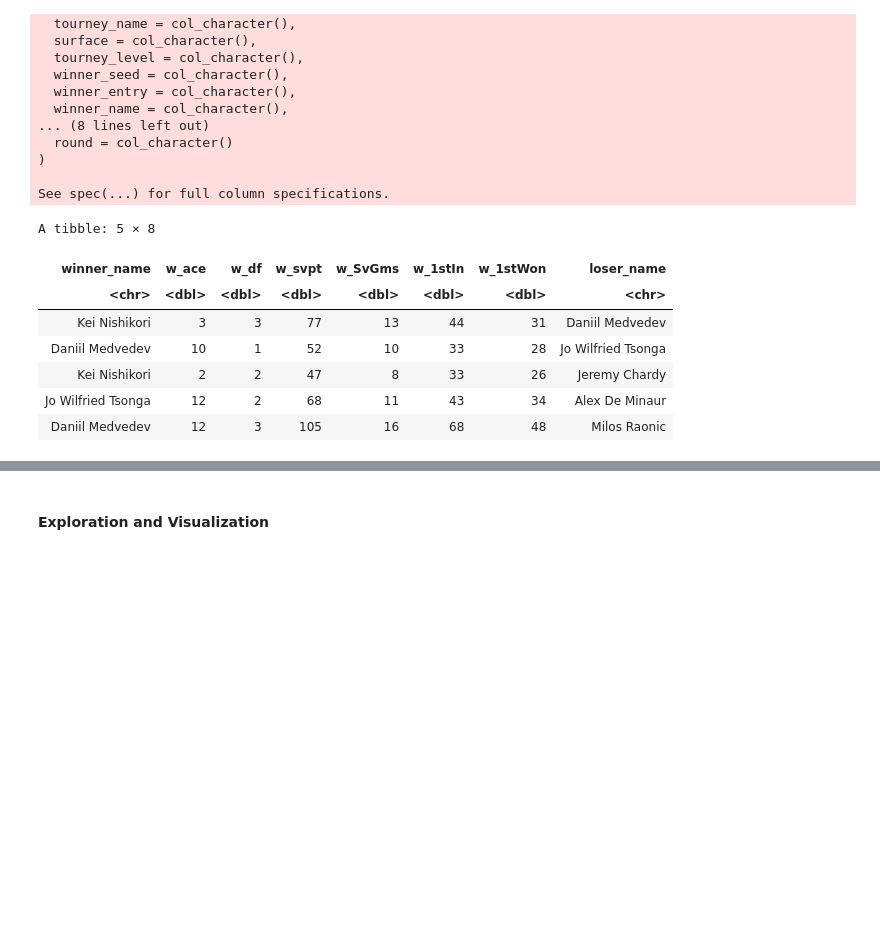
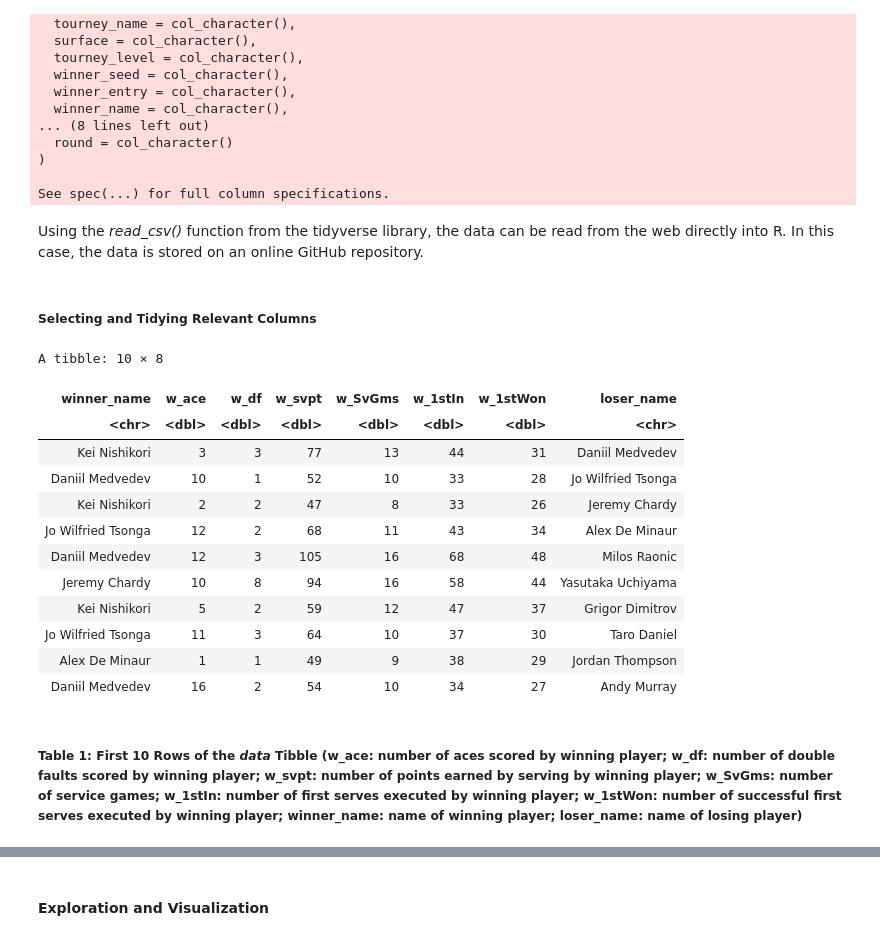
Before and after one commit to kimtanpalanca/dsci_group_15, a Jupyter notebook: group_project_report.ipynb, the cells around one changed output, grey strips where cells are left out. Drawn from its saved outputs; the diff is of its cells as text; code cells hidden in the pictures; blank space fills up the shorter version.

```diff
--- a/group_project_report.ipynb
+++ b/group_project_report.ipynb
@@ -57,33 +57,45 @@ cols(
 )
 
 See spec(...) for full column specifications.
+# %% [markdown]
+Using the _read_csv()_ function from the tidyverse library, the data can be read from the web directly into R. In this case, the data is stored on an online GitHub repository.
+# %% [markdown]
+##### Selecting and Tidying Relevant Columns
 # %%
 data <- data%>%
     select(winner_name,
            w_ace,
            w_df,
            w_svpt,
            w_SvGms,
            w_1stIn,
            w_1stWon,
            loser_name)%>%
 #the columns relevant to our analysis are selected using this select() function
     filter(!is.na(winner_name),
+           !is.na(loser_name),
            !is.na(w_ace),
            !is.na(w_df),
            !is.na(w_svpt),
            !is.na(w_SvGms),
            !is.na(w_1stIn),
            !is.na(w_1stWon))
 #the !is.na() argument in the filter() function eliminates NA values in the relevant columns
 
-head(data, 5)
+head(data, 10)
 # %% [output]
-A tibble: 5 × 8
+A tibble: 10 × 8
 | winner_name | w_ace | w_df | w_svpt | w_SvGms | w_1stIn | w_1stWon | loser_name |
 | <chr> | <dbl> | <dbl> | <dbl> | <dbl> | <dbl> | <dbl> | <chr> |
 | Kei Nishikori | 3 | 3 | 77 | 13 | 44 | 31 | Daniil Medvedev |
 | Daniil Medvedev | 10 | 1 | 52 | 10 | 33 | 28 | Jo Wilfried Tsonga |
 | Kei Nishikori | 2 | 2 | 47 | 8 | 33 | 26 | Jeremy Chardy |
 | Jo Wilfried Tsonga | 12 | 2 | 68 | 11 | 43 | 34 | Alex De Minaur |
 | Daniil Medvedev | 12 | 3 | 105 | 16 | 68 | 48 | Milos Raonic |
+| Jeremy Chardy | 10 | 8 | 94 | 16 | 58 | 44 | Yasutaka Uchiyama |
+| Kei Nishikori | 5 | 2 | 59 | 12 | 47 | 37 | Grigor Dimitrov |
+| Jo Wilfried Tsonga | 11 | 3 | 64 | 10 | 37 | 30 | Taro Daniel |
+| Alex De Minaur | 1 | 1 | 49 | 9 | 38 | 29 | Jordan Thompson |
+| Daniil Medvedev | 16 | 2 | 54 | 10 | 34 | 27 | Andy Murray |
+# %% [markdown]
+##### Table 1: First 10 Rows of the _data_ Tibble (w_ace: number of aces scored by winning player; w_df: number of double faults scored by winning player; w_svpt: number of points earned by serving by winning player; w_SvGms: number of service games; w_1stIn: number of first serves executed by winning player; w_1stWon: number of successful first serves executed by winning player; winner_name: name of winning player; loser_name: name of losing player)
```
Also changed, not shown: parts of 30 cells of this notebook.
